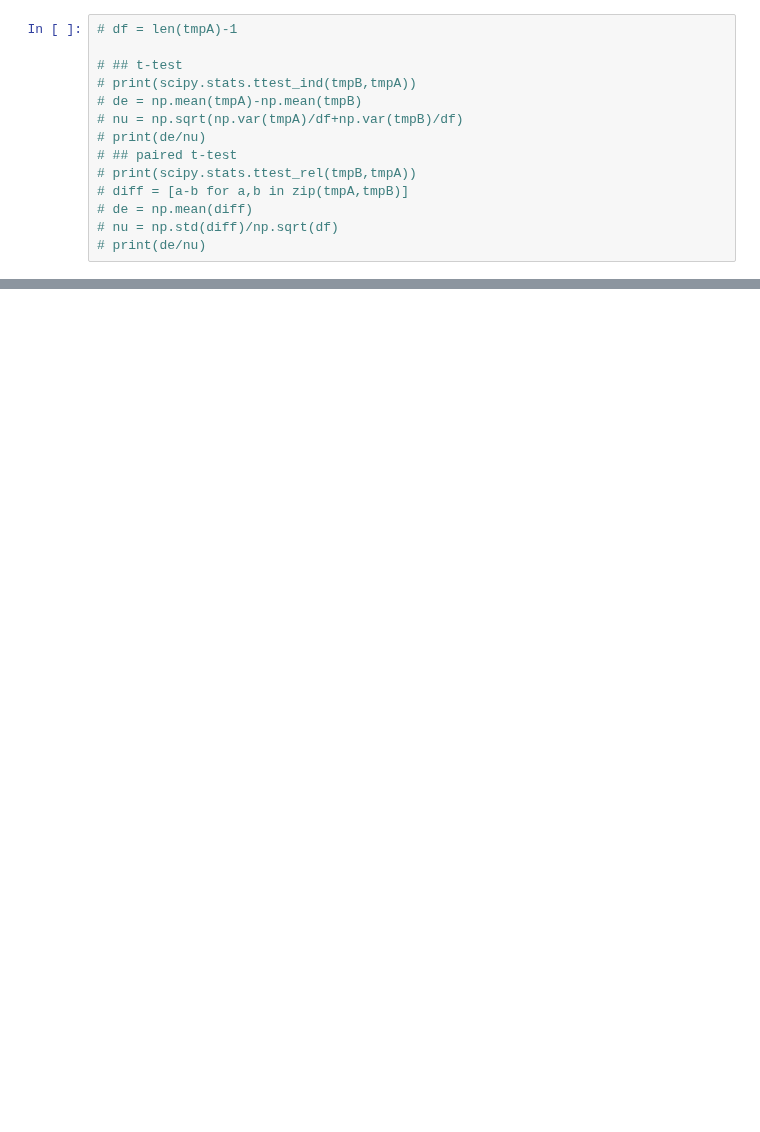
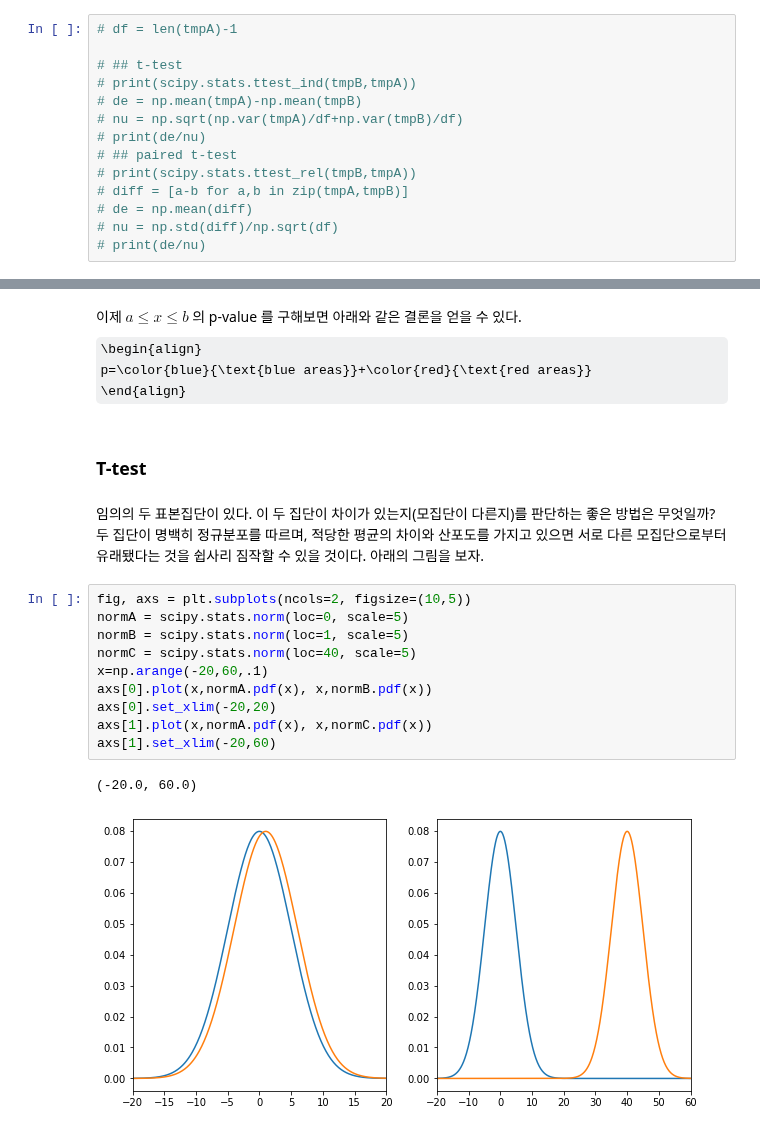
Before and after one commit to psb629/labs, a Jupyter notebook: machine_learning/t-test.ipynb, the cells around one changed output, grey strips where cells are left out. Drawn from its saved outputs; the diff is of its cells as text; some formulas as TeX source; blank space fills up the shorter version.

Commit message:
study of t-test

```diff
--- a/machine_learning/t-test.ipynb
+++ b/machine_learning/t-test.ipynb
@@ -20,0 +67,23 @@ import seaborn as sns
+# %% [markdown]
+이제 $a\le x\le b$ 의 p-value 를 구해보면 아래와 같은 결론을 얻을 수 있다.
+\begin{align}
+p=\color{blue}{\text{blue areas}}+\color{red}{\text{red areas}}
+\end{align}
+# %% [markdown]
+### T-test
+# %% [markdown]
+임의의 두 표본집단이 있다. 이 두 집단이 차이가 있는지(모집단이 다른지)를 판단하는 좋은 방법은 무엇일까?
+두 집단이 명백히 정규분포를 따르며, 적당한 평균의 차이와 산포도를 가지고 있으면 서로 다른 모집단으로부터 유래됐다는 것을 쉽사리 짐작할 수 있을 것이다. 아래의 그림을 보자.
+# %%
+fig, axs = plt.subplots(ncols=2, figsize=(10,5))
+normA = scipy.stats.norm(loc=0, scale=5)
+normB = scipy.stats.norm(loc=1, scale=5)
+normC = scipy.stats.norm(loc=40, scale=5)
+x=np.arange(-20,60,.1)
+axs[0].plot(x,normA.pdf(x), x,normB.pdf(x))
+axs[0].set_xlim(-20,20)
+axs[1].plot(x,normA.pdf(x), x,normC.pdf(x))
+axs[1].set_xlim(-20,60)
+# %% [output]
+(-20.0, 60.0)
+[figure, added]
```
Also changed, not shown: parts of 10 cells of this notebook.
